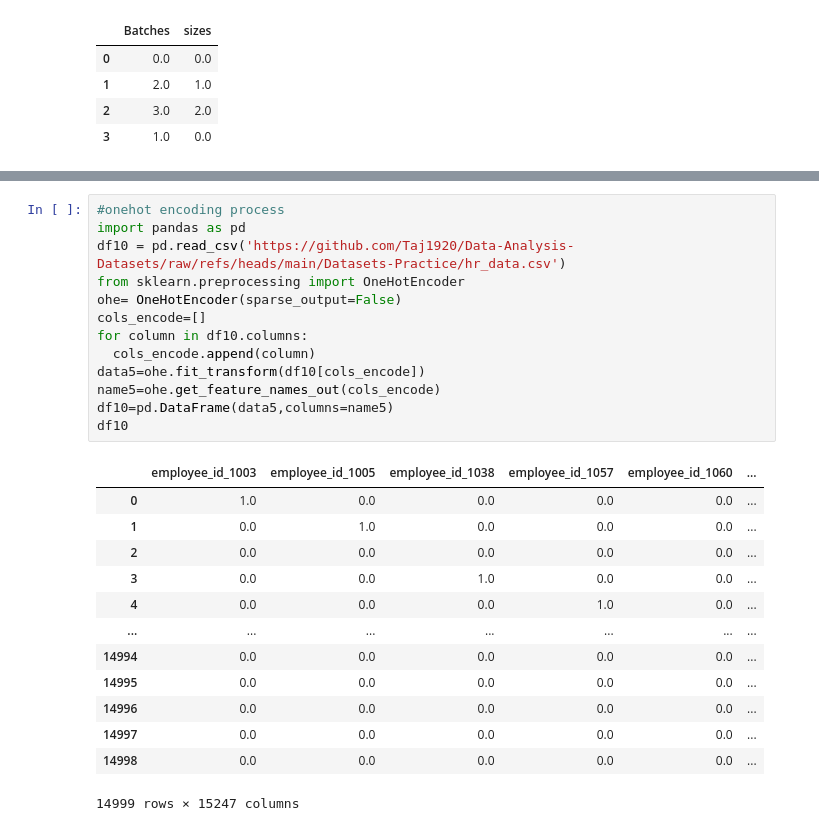
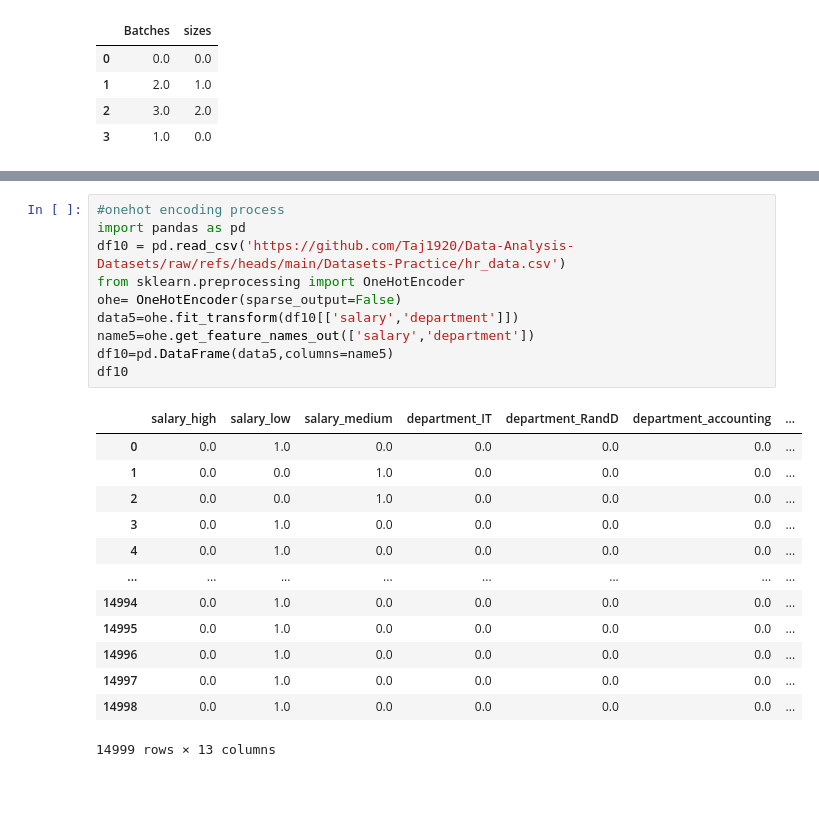
Before and after one commit to eashwardarur/DA, a Jupyter notebook: preprocessing.ipynb, the cells around one changed output, grey strips where cells are left out. Cells and saved outputs as stored; diff of their text form; blank space fills up the shorter version.

```diff
--- a/preprocessing.ipynb
+++ b/preprocessing.ipynb
@@ -225,27 +229,24 @@ df8
 # %%
 #onehot encoding process
 import pandas as pd
 df10 = pd.read_csv('https://github.com/Taj1920/Data-Analysis-Datasets/raw/refs/heads/main/Datasets-Practice/hr_data.csv')
 from sklearn.preprocessing import OneHotEncoder
 ohe= OneHotEncoder(sparse_output=False)
-cols_encode=[]
-for column in df10.columns:
-  cols_encode.append(column)
-data5=ohe.fit_transform(df10[cols_encode])
-name5=ohe.get_feature_names_out(cols_encode)
+data5=ohe.fit_transform(df10[['salary','department']])
+name5=ohe.get_feature_names_out(['salary','department'])
 df10=pd.DataFrame(data5,columns=name5)
 df10
 # %% [output]
-|  | employee_id_1003 | employee_id_1005 | employee_id_1038 | employee_id_1057 | employee_id_1060 | ... |
-| 0 | 1.0 | 0.0 | 0.0 | 0.0 | 0.0 | ... |
-| 1 | 0.0 | 1.0 | 0.0 | 0.0 | 0.0 | ... |
-| 2 | 0.0 | 0.0 | 0.0 | 0.0 | 0.0 | ... |
-| 3 | 0.0 | 0.0 | 1.0 | 0.0 | 0.0 | ... |
-| 4 | 0.0 | 0.0 | 0.0 | 1.0 | 0.0 | ... |
-| ... | ... | ... | ... | ... | ... | ... |
-| 14994 | 0.0 | 0.0 | 0.0 | 0.0 | 0.0 | ... |
-| 14995 | 0.0 | 0.0 | 0.0 | 0.0 | 0.0 | ... |
-| 14996 | 0.0 | 0.0 | 0.0 | 0.0 | 0.0 | ... |
-| 14997 | 0.0 | 0.0 | 0.0 | 0.0 | 0.0 | ... |
-| 14998 | 0.0 | 0.0 | 0.0 | 0.0 | 0.0 | ... |
+|  | salary_high | salary_low | salary_medium | department_IT | department_RandD | department_accounting | ... |
+| 0 | 0.0 | 1.0 | 0.0 | 0.0 | 0.0 | 0.0 | ... |
+| 1 | 0.0 | 0.0 | 1.0 | 0.0 | 0.0 | 0.0 | ... |
+| 2 | 0.0 | 0.0 | 1.0 | 0.0 | 0.0 | 0.0 | ... |
+| 3 | 0.0 | 1.0 | 0.0 | 0.0 | 0.0 | 0.0 | ... |
+| 4 | 0.0 | 1.0 | 0.0 | 0.0 | 0.0 | 0.0 | ... |
+| ... | ... | ... | ... | ... | ... | ... | ... |
+| 14994 | 0.0 | 1.0 | 0.0 | 0.0 | 0.0 | 0.0 | ... |
+| 14995 | 0.0 | 1.0 | 0.0 | 0.0 | 0.0 | 0.0 | ... |
+| 14996 | 0.0 | 1.0 | 0.0 | 0.0 | 0.0 | 0.0 | ... |
+| 14997 | 0.0 | 1.0 | 0.0 | 0.0 | 0.0 | 0.0 | ... |
+| 14998 | 0.0 | 1.0 | 0.0 | 0.0 | 0.0 | 0.0 | ... |
-14999 rows × 15247 columns
+14999 rows × 13 columns
```
Also changed, not shown: parts of 6 cells of this notebook.
